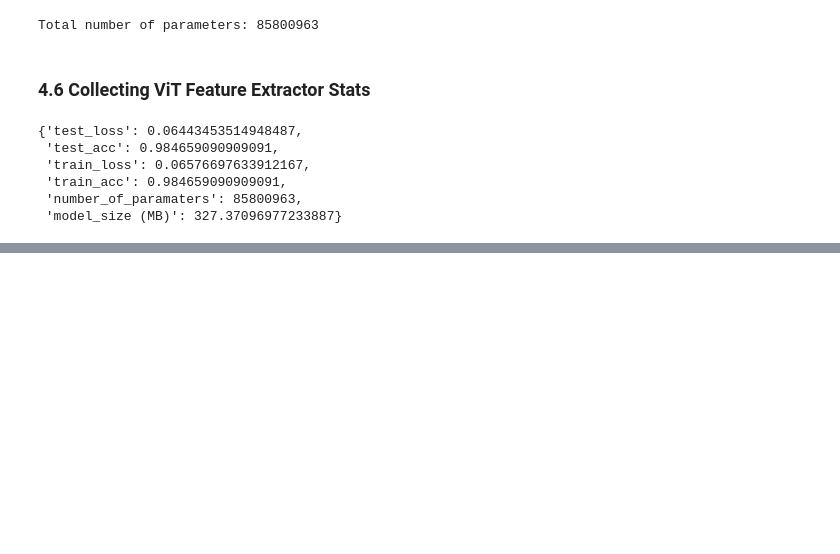
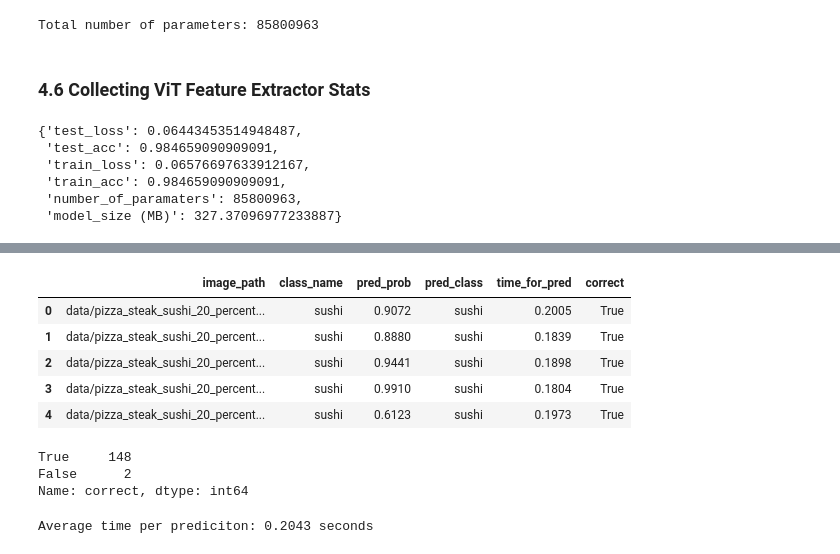
Before and after one commit to gauthiermartin/deeplearning-with-pytorch-course, a Jupyter notebook: 09_pytorch_model_deployment.ipynb, the cells around one changed output, grey strips where cells are left out. Drawn from its saved outputs; the diff is of its cells as text; code cells hidden in the pictures; blank space fills up the shorter version.

```diff
--- a/09_pytorch_model_deployment.ipynb
+++ b/09_pytorch_model_deployment.ipynb
@@ -541,0 +677,8 @@ vit_stats
+# %%
+vit_test_pred_dicts = pred_and_store(
+    paths=test_data_paths,
+    model=vit,
+    transform=vit_transforms,
+    class_names=class_names,
+    device="cpu"
+)
@@ -541,0 +700,23 @@ vit_stats
+# %%
+vit_pred_test_df = pd.DataFrame(vit_test_pred_dicts)
+vit_pred_test_df.head()
+# %% [output]
+|  | image_path | class_name | pred_prob | pred_class | time_for_pred | correct |
+| 0 | data/pizza_steak_sushi_20_percent... | sushi | 0.9072 | sushi | 0.2005 | True |
+| 1 | data/pizza_steak_sushi_20_percent... | sushi | 0.8880 | sushi | 0.1839 | True |
+| 2 | data/pizza_steak_sushi_20_percent... | sushi | 0.9441 | sushi | 0.1898 | True |
+| 3 | data/pizza_steak_sushi_20_percent... | sushi | 0.9910 | sushi | 0.1804 | True |
+| 4 | data/pizza_steak_sushi_20_percent... | sushi | 0.6123 | sushi | 0.1973 | True |
+# %%
+# Check number of correct predictions
+vit_pred_test_df.correct.value_counts()
+# %% [output]
+True     148
+False      2
+Name: correct, dtype: int64
+# %%
+# Find the average time per prediciton
+vit_average_time_per_pred = round(vit_pred_test_df.time_for_pred.mean(), 4)
+print(f"Average time per prediciton: {vit_average_time_per_pred} seconds")
+# %% [output]
+Average time per prediciton: 0.2043 seconds
```
Also changed, not shown: parts of 29 cells of this notebook.
